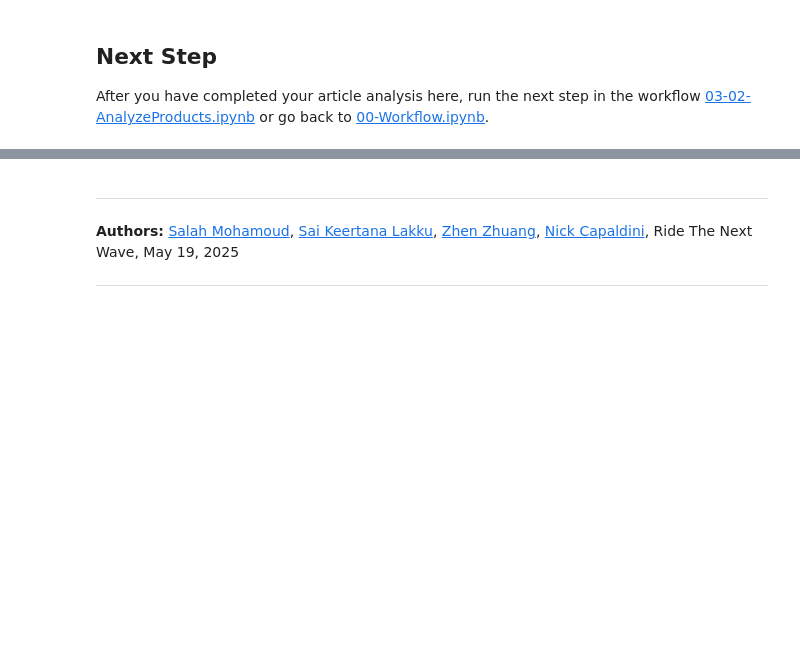
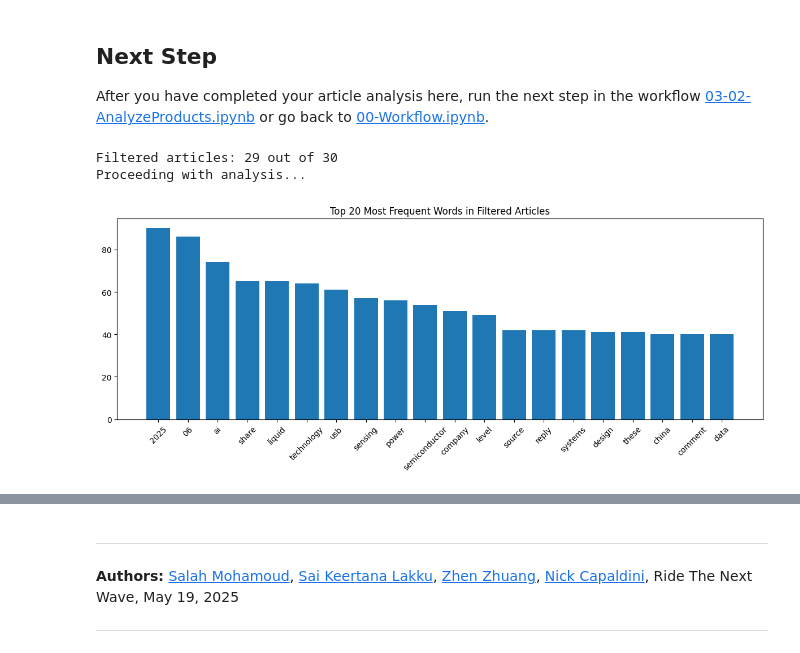
Before and after one commit to capaldiniRTNW/c003_p98_InventoryAgent, a Jupyter notebook: 03-01-AnalyzeArticles.ipynb, the cells around one changed output, grey strips where cells are left out. Saved outputs shown, nothing was run; the diff lists cells and outputs as text; code cells hidden in the pictures; blank space fills up the shorter version.

```diff
--- a/03-01-AnalyzeArticles.ipynb
+++ b/03-01-AnalyzeArticles.ipynb
@@ -80,3 +11,83 @@ Article 2 tokens: ['crankworx', 'announces', 'details', '2025', 'cairns', 'festi
 # %% [markdown]
 ## Next Step
 After you have completed your article analysis here, run the next step in the workflow [03-02-AnalyzeProducts.ipynb](./03-02-AnalyzeProducts.ipynb) or go back to [00-Workflow.ipynb](./00-Workflow.ipynb).
+# %%
+# Load article data
+with open("intermediate_data/Cleaned_Article_Data.json") as f:
+    article_data = json.load(f)
+
+manual_stopwords = {
+    "the", "and", "a", "to", "of", "in", "is", "it", "you", "that", "this", "on", "for", "with", "as",
+    "was", "but", "are", "they", "at", "be", "from", "by", "an", "or", "not", "have", "we", "has",
+    "q", "ti", "one", "get", "right", "full", "go", "can", "do", "i", "our", "your", "all", "out",
+    "what", "want", "just", "were", "into", "his", "like", "two", "so", "their", "after", "some", "day",
+    "new", "also", "will", "more", "who", "over", "back", "been", "its", "up", "first", "top", "there",
+    "how", "now", "only", "off", "about", "1st", "2nd", "3rd","0","6","no", "1", "best", "year", "4th", "he",
+    "here", "good", "place", "which", "than", "three", "if", "through", "cup", "seconds", "said","x","o","s","u","v","o","t"
+}
+
+# Set token length limits
+MIN_TOKENS = 50
+MAX_TOKENS = 3000
+
+# Process: filter and truncate
+filtered_articles = []
+filtered_tokens = []
+
+for idx, article in enumerate(article_data):
+    # Extract text from article object
+    doc_text = article.get('text', '')
+
+    # Skip if no text
+    if not doc_text:
+        continue
+
+    # Tokenize the text
+    tokens = [token for token in re.findall(r'\b\w+\b', doc_text.lower()) if token not in manual_stopwords]
+
+    if MIN_TOKENS <= len(tokens) <= MAX_TOKENS:
+        filtered_articles.append(article)
+        filtered_tokens.append(tokens)
+    elif len(tokens) > MAX_TOKENS:
+        # Optional: truncate instead of removing
+        filtered_articles.append(article)
+        filtered_tokens.append(tokens[:MAX_TOKENS])
+
+print(f"Filtered articles: {len(filtered_articles)} out of {len(article_data)}")
+
+# Check if we have any articles after filtering
+if not filtered_articles:
+    print("No articles passed the filtering criteria!")
+else:
+    print("Proceeding with analysis...")
+
+# Flatten for word count (only if we have filtered articles)
+if filtered_articles:
+    all_tokens = [token for tokens in filtered_tokens for token in tokens]
+
+    # Count token frequency
+    counter = Counter(all_tokens)
+    most_common = counter.most_common(20)
+
+    # Plot top tokens
+    if most_common:
+        words, counts = zip(*most_common)
+        plt.figure(figsize=(12, 5))
+        plt.bar(words, counts)
+        plt.xticks(rotation=45)
+        plt.title("Top 20 Most Frequent Words in Filtered Articles")
+        plt.tight_layout()
+        plt.show()
+
+    # Length distribution (after filtering/truncation)
+    lengths = [len(tokens) for tokens in filtered_tokens]
+    plt.figure(figsize=(10, 6))
+    plt.hist(lengths, bins=30)
+    plt.title("Filtered Article Length Distribution")
+    plt.xlabel("Token Count")
+    plt.ylabel("Number of Articles")
+    plt.show()
+# %% [output]
+Filtered articles: 29 out of 30
+Proceeding with analysis...
+[figure, added]
```
Also changed, not shown: parts of 4 cells of this notebook, 20 other files.
